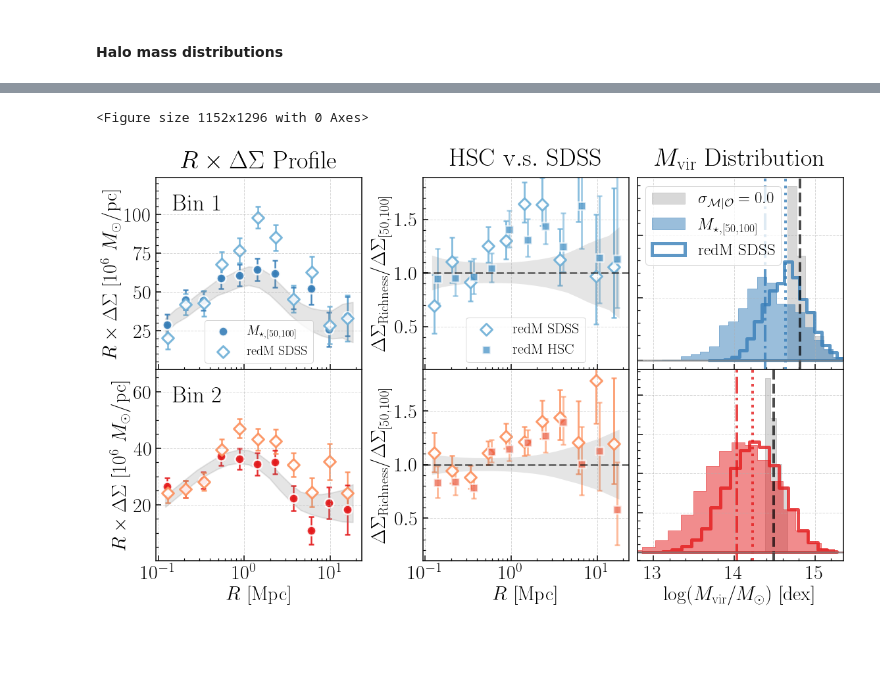
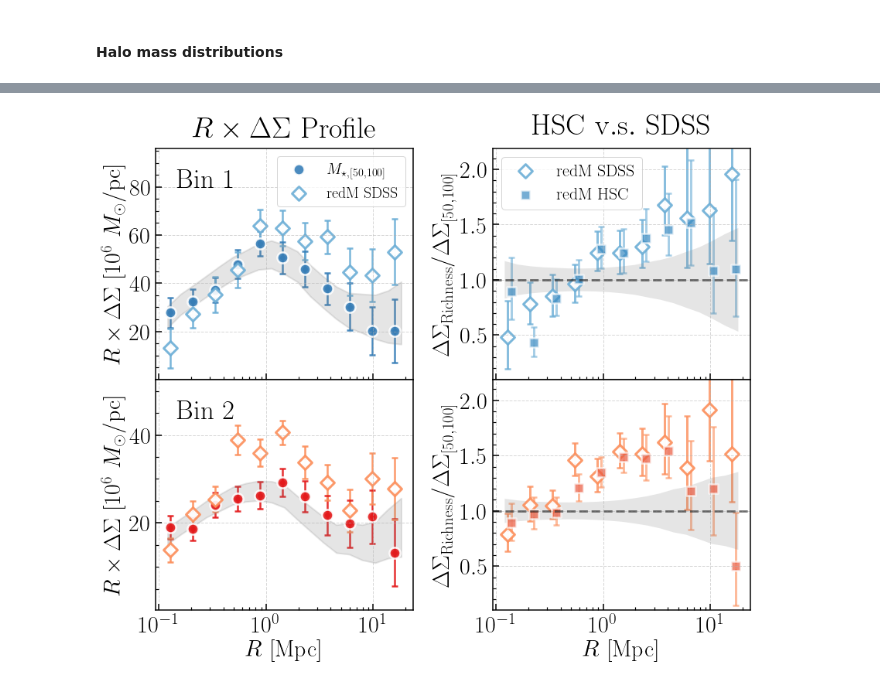
Before and after one commit to dr-guangtou/jianbing, a Jupyter notebook: notebooks/figure/figF1.ipynb, the cells around one changed output, grey strips where cells are left out. Cells and saved outputs as stored; diff of their text form; code cells hidden in the pictures; blank space fills up the shorter version.

Commit message:
Update Figure F1

```diff
--- a/notebooks/figure/figF1.ipynb
+++ b/notebooks/figure/figF1.ipynb
@@ -62,0 +86,2 @@ sim_mhalo = Table.read(os.path.join(sim_dir, 'sim_merge_mhalo_hist.fits'))
+# %%
+topn_bins = Table.read(os.path.join(bin_dir, 'topn_bins.fits'))
@@ -62,0 +133,10 @@ sim_mhalo = Table.read(os.path.join(sim_dir, 'sim_merge_mhalo_hist.fits'))
+# %%
+redm_hsc_dsig = wlensing.gather_topn_dsigma_profiles(
+    red_hsc, s16a_rand, topn_bins[0:2], 'lambda',
+    mask=mask, n_rand=100000, n_boot=200, verbose=True)
+
+redm_hsc_sum = scatter.compare_model_dsigma(
+    redm_hsc_dsig, sim_dsig, model_err=False, poly=True, verbose=True)
+
+fig = visual.sum_plot_topn(
+    redm_hsc_sum, r'$\lambda_{\rm HSC}$', note=None, cov_type='jk', ref_tab=None)
@@ -62,0 +152,24 @@ sim_mhalo = Table.read(os.path.join(sim_dir, 'sim_merge_mhalo_hist.fits'))
+# %%
+# S18A bright star mask
+bsm_s18a = hsc_pre['flag'] > 0
+
+# General mask for HSC galaxies
+mask = (
+    (hsc_pre['c82_100'] <= 18.) & (hsc_pre['logm_100'] - hsc_pre['logm_50'] <= 0.2) & (hsc_pre['logm_50_100'] > 0) &
+    bsm_s18a & (hsc_pre['z'] >= 0.2) & (hsc_pre['z'] <= 0.4)
+)
+
+# Mask to select "central" galaxies
+cen_mask_1 = hsc_pre['cen_mask_1'] > 0
+cen_mask_2 = hsc_pre['cen_mask_2'] > 0
+cen_mask_3 = hsc_pre['cen_mask_3'] > 0
+# %%
+hsc_mout_dsig = wlensing.gather_topn_dsigma_profiles(
+    hsc_pre, s16a_rand, topn_bins[0:2], 'logm_50_100', mask=(mask & cen_mask_3),
+    n_rand=100000, n_boot=200, verbose=True)
+
+hsc_mout_sum = scatter.compare_model_dsigma(
+    hsc_mout_dsig, sim_dsig, model_err=False, poly=True, verbose=True)
+
+fig = visual.sum_plot_topn(
+    hsc_mout_sum, r'$M_{\star, [50,100]}$', note=None, cov_type='jk', ref_tab=None)
@@ -63,24 +183,23 @@ sim_mhalo = Table.read(os.path.join(sim_dir, 'sim_merge_mhalo_hist.fits'))
 # %%
-dsig_cmp_2 = topn_cluster['redm_hsc_lambda'][:2]
+dsig_cmp_2 = redm_hsc_sum
 label_cmp_2 = r'${\rm redM\ HSC}$'
 
-dsig_cmp = topn_cluster['redm_sdss_lambda'][:2]
+dsig_cmp = redm_sdss_sum
 label_cmp = r'${\rm redM\ SDSS}$'
 sub_cmp = r'{\rm redM\ SDSS}z'
 
-dsig_ref = topn_massive['logm_50_100'][:2]
+dsig_ref = hsc_mout_sum
 label_ref = r'$M_{\star, [50, 100]}$'
 sub_ref = r'{[50, 100]}'
 
 fig = compare_dsigma_profiles(
-    dsig_ref, dsig_cmp, sim_dsig, sim_mhalo, sig_type='bt', compare_to_model=True,
+    dsig_ref, dsig_cmp, sim_dsig, sig_type='bt', compare_to_model=True,
     label_ref=label_ref, label_cmp=label_cmp, sub_ref=sub_ref, sub_cmp=sub_cmp,
     marker_ref='o', marker_cmp='D', msize_ref=200, msize_cmp=160,
     dsig_cmp_2=dsig_cmp_2, label_cmp_2=label_cmp_2, mvir_min=12.8,
     middle_title=r'$\rm HSC\ v.s.\ SDSS$')
 # %% [output]
-<Figure size 1152x1296 with 0 Axes>
-[figure, old version]
+[figure, new version]
 # %%
 fig.savefig(os.path.join(fig_dir, 'fig_F1.png'), dpi=120)
 fig.savefig(os.path.join(fig_dir, 'fig_F1.pdf'), dpi=120)
```
Also changed, not shown: parts of 17 cells of this notebook, 2 other files.
